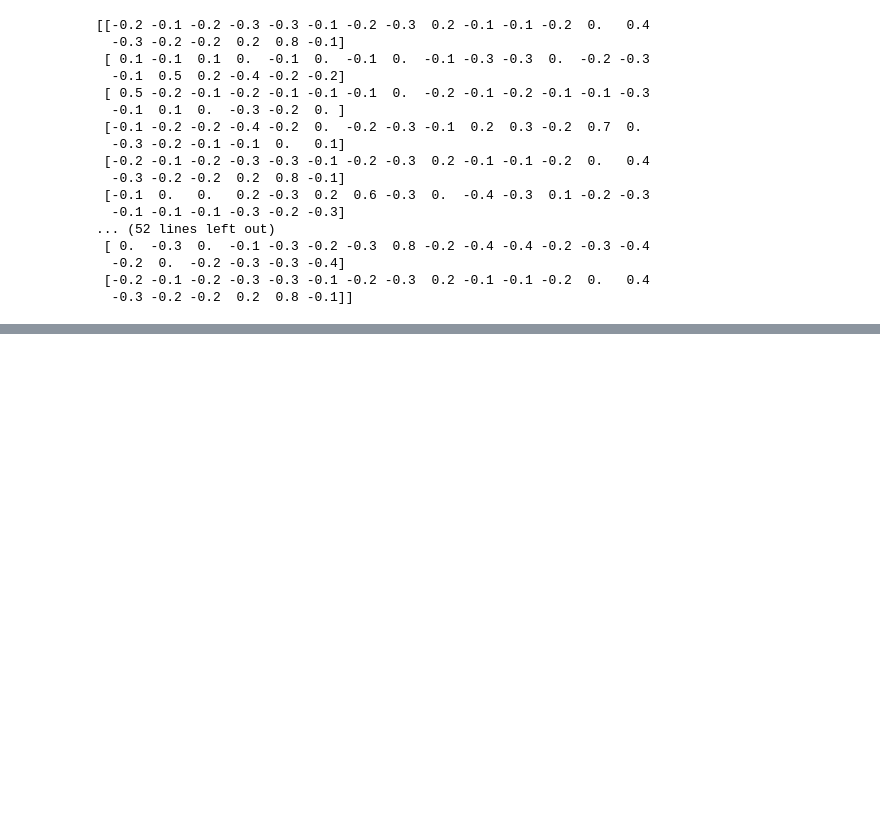
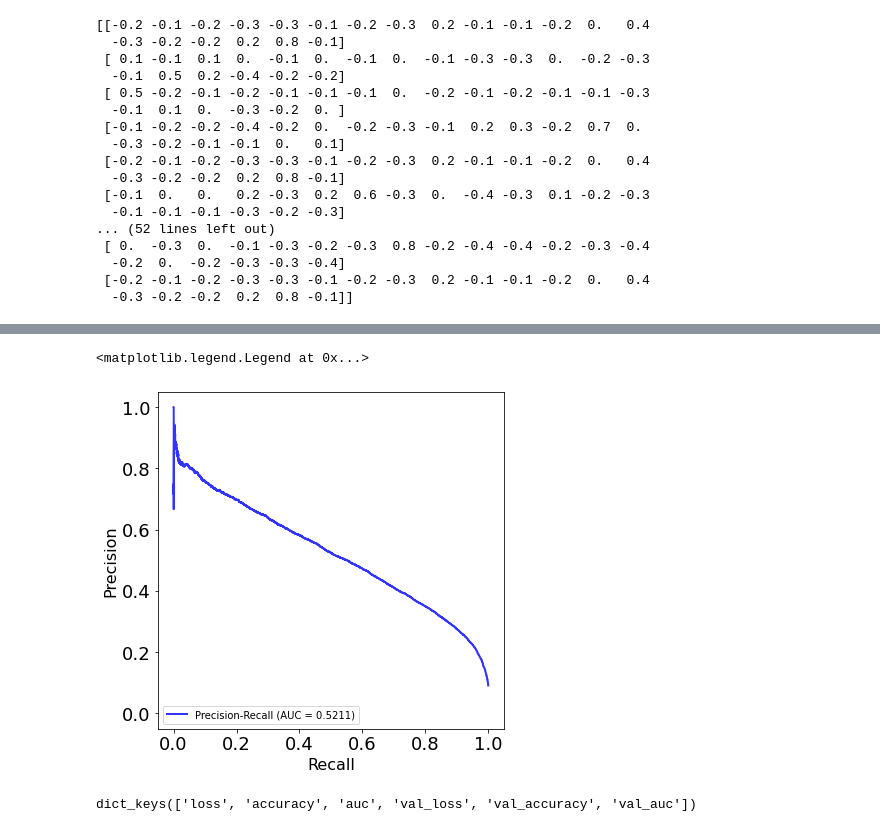
Before and after one commit to jjia1/viralepitope, a Jupyter notebook: ViralEpitopeModel.ipynb, the cells around one changed output, grey strips where cells are left out. Saved outputs shown, nothing was run; the diff lists cells and outputs as text; code cells hidden in the pictures; blank space fills up the shorter version.

```diff
--- a/ViralEpitopeModel.ipynb
+++ b/ViralEpitopeModel.ipynb
@@ -526,0 +552,26 @@ del model
+# %%
+########PR_figure
+figure2, ax2 = plt.subplots(figsize=figsize)
+ax2.tick_params(labelsize=18)
+labels = ax2.get_xticklabels() + ax2.get_yticklabels()
+[label.set_fontname('Times New Roman') for label in labels]
+
+precision, recall, _ = precision_recall_curve(test_target, probas_)
+ax2.plot(recall, precision, color='b',
+        label=r'Precision-Recall (AUC = %0.4f)' % (average_precision_score(test_target, probas_)),
+        lw=2, alpha=.8)
+
+ax2.set_xlim([-0.05, 1.05])
+ax2.set_ylim([-0.05, 1.05])
+ax2.set_xlabel('Recall', font1)
+ax2.set_ylabel('Precision', font1)
+# title2 = 'Cross Validated PR Curve'
+# ax2.set_title(title2, font1)
+ax2.legend(loc="lower left")
+# %% [output]
+<matplotlib.legend.Legend at 0x...>
+[figure, added]
+# %%
+print(saved_model.history.keys())
+# %% [output]
+dict_keys(['loss', 'accuracy', 'auc', 'val_loss', 'val_accuracy', 'val_auc'])
```
Also changed, not shown: parts of 12 cells of this notebook.
